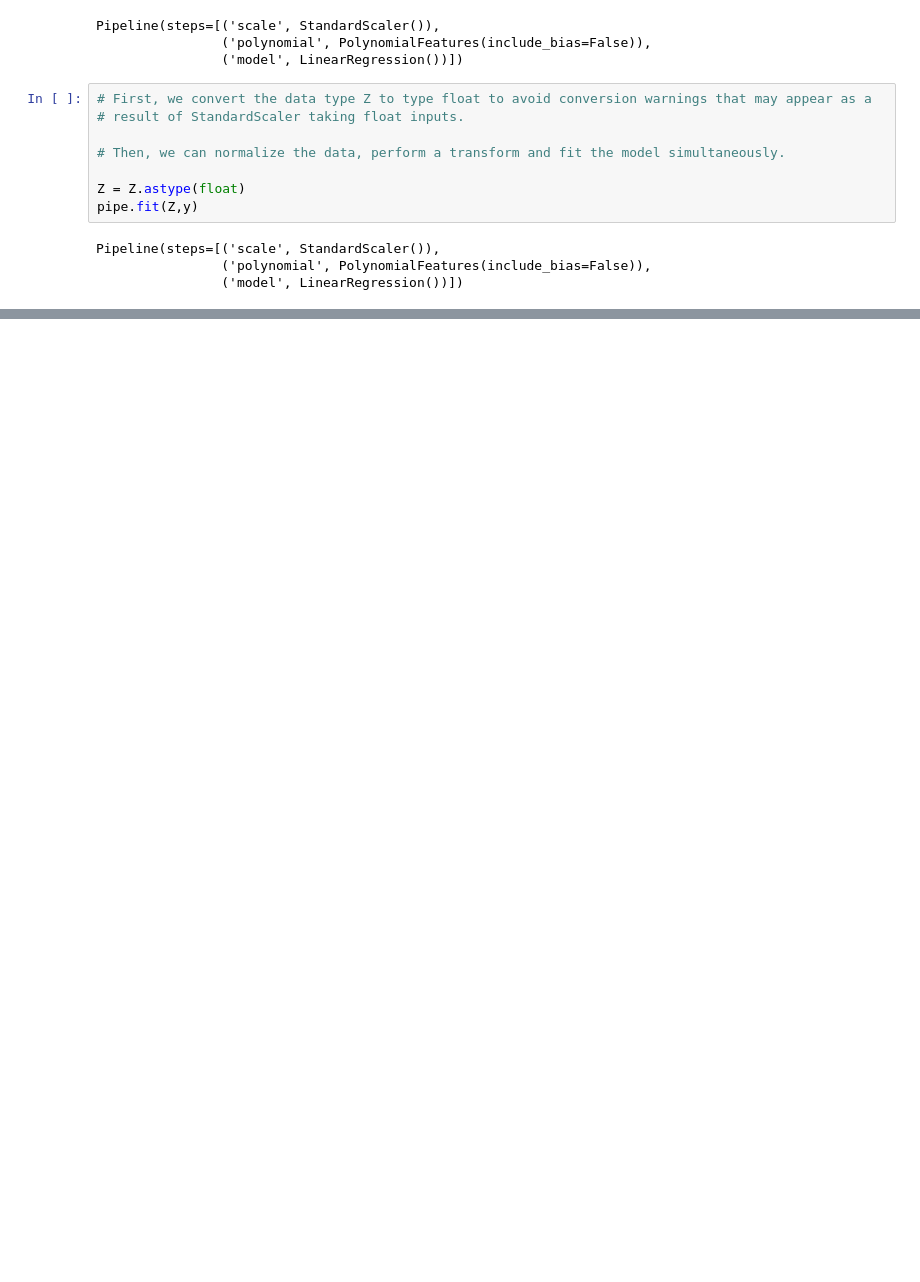
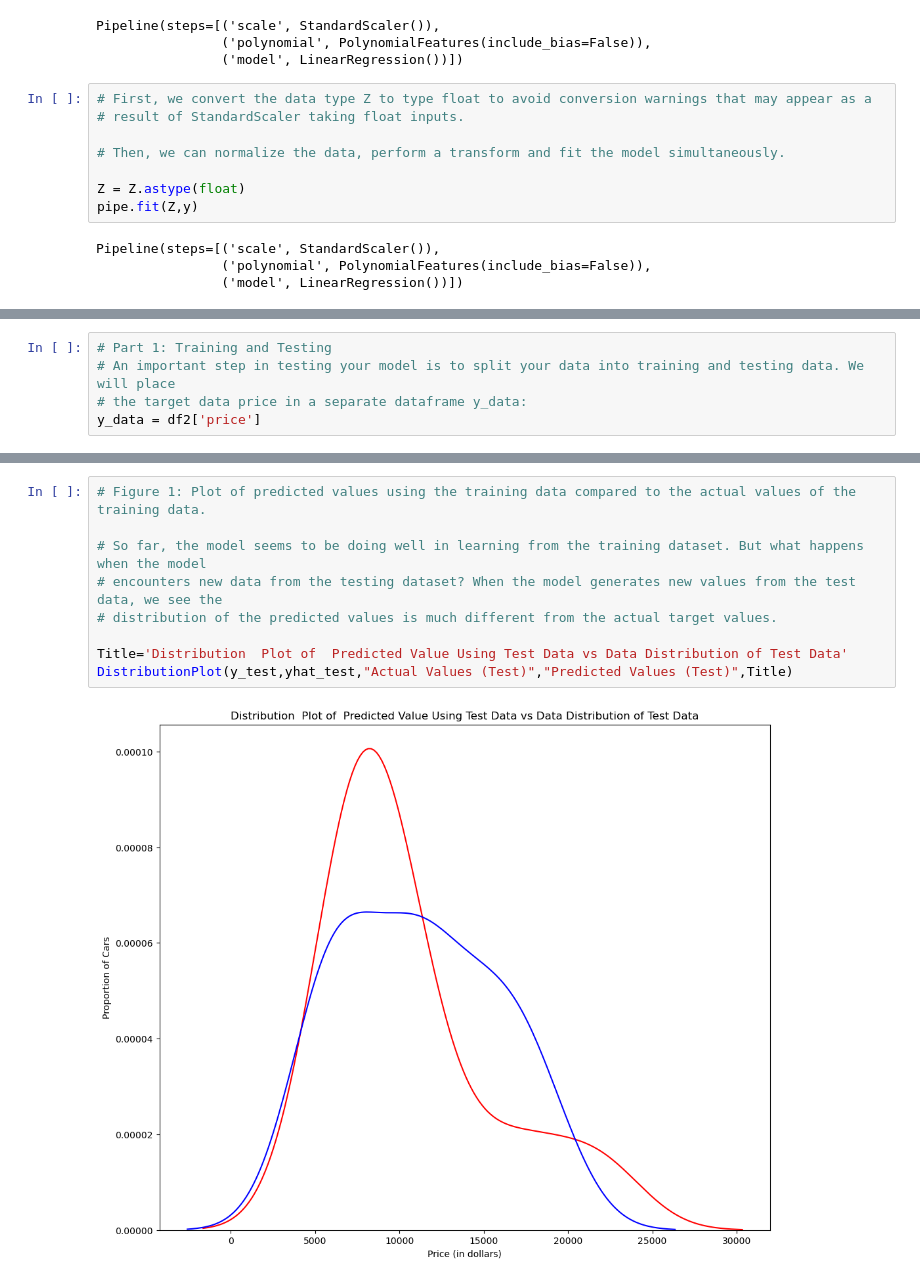
Before and after one commit to muwongelawrence-tech/Statistical_Machine_Learning-and-Data-science, a Jupyter notebook: statistical machine learning projects/Data Analysis/Linear Regression.ipynb, the cells around one changed output, grey strips where cells are left out. Saved outputs shown, nothing was run; the diff lists cells and outputs as text; blank space fills up the shorter version.

```diff
--- a/statistical machine learning projects/Data Analysis/Linear Regression.ipynb
+++ b/statistical machine learning projects/Data Analysis/Linear Regression.ipynb
@@ -311,0 +576,5 @@ ypipe[0:4]
+# %%
+# Part 1: Training and Testing
+# An important step in testing your model is to split your data into training and testing data. We will place
+# the target data price in a separate dataframe y_data:
+y_data = df2['price']
@@ -311,0 +722,11 @@ ypipe[0:4]
+# %%
+# Figure 1: Plot of predicted values using the training data compared to the actual values of the training data.
+
+# So far, the model seems to be doing well in learning from the training dataset. But what happens when the model
+# encounters new data from the testing dataset? When the model generates new values from the test data, we see the
+# distribution of the predicted values is much different from the actual target values.
+
+Title='Distribution  Plot of  Predicted Value Using Test Data vs Data Distribution of Test Data'
+DistributionPlot(y_test,yhat_test,"Actual Values (Test)","Predicted Values (Test)",Title)
+# %% [output]
+[figure, added]
```
Also changed, not shown: parts of 73 cells of this notebook, 1 other file.
